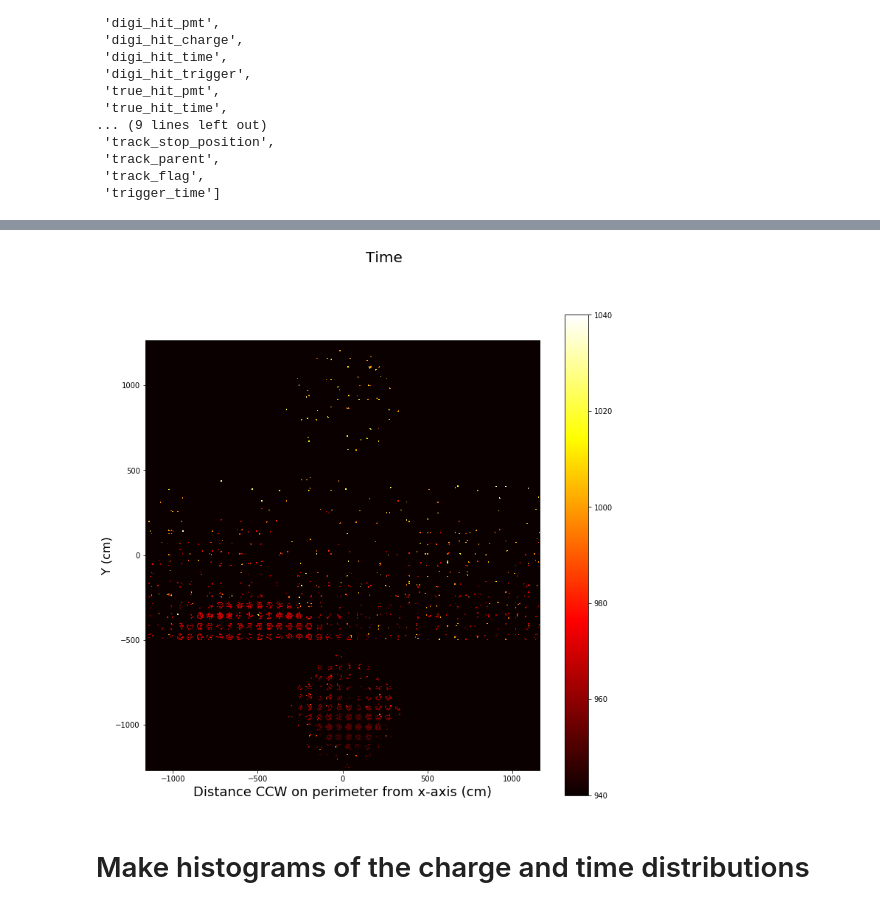
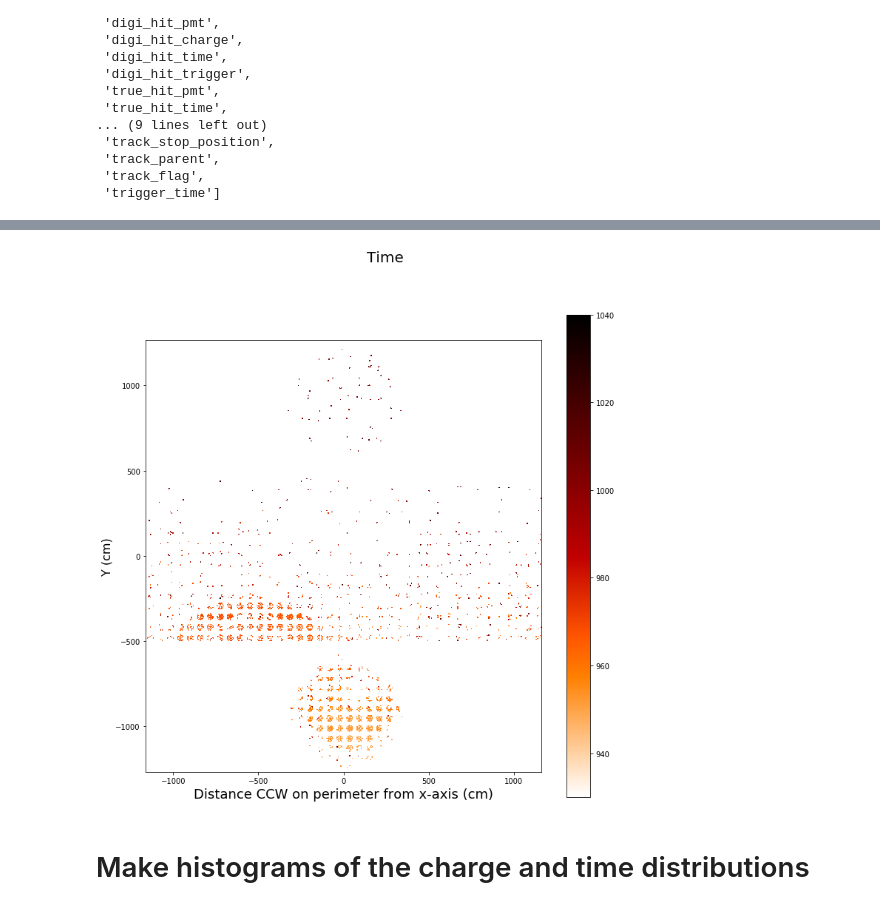
Before and after one commit to WatChMaL/CNNEndcaps, a Jupyter notebook: EventDisplay.ipynb, the cells around one changed output, grey strips where cells are left out. Saved outputs shown, nothing was run; the diff lists cells and outputs as text; code cells hidden in the pictures.

```diff
--- a/EventDisplay.ipynb
+++ b/EventDisplay.ipynb
@@ -73,6 +66,9 @@ plt.show()
 def PMT_to_flat_cylinder_mapping( tubes, tube_xyz ):
     """
     Build dictionary of PMT number, to (x,y) on a flat cylinder
+
+    N.B. Tube numbers in full geometry file go from 1:NPMTs, but it seems like
+    the event data number from 0:NPMTs-1, so subtracting 1 from tube number here?
     """
     mapping = {}
     for idx, tube in enumerate(tubes):
@@ -83,20 +79,20 @@ def PMT_to_flat_cylinder_mapping( tubes, tube_xyz ):
             # in top circle of cylinder
             xflat = x
             yflat = 897.6 + z
-            mapping[ int( tube ) ] = [ xflat, yflat ]
+            mapping[ int( tube-1 ) ] = [ xflat, yflat ]
 
         elif ( y < -500.):
             # in bottom circle of cylinder
             xflat = x
             yflat = -897.6 + z
-            mapping[ int( tube ) ] = [ xflat, yflat ]
+            mapping[ int( tube-1 ) ] = [ xflat, yflat ]
 
         else:
             # in barrel part of cylinder
             theta = math.atan2( z, x )
             xflat = R * theta
             yflat = y
-            mapping[ int( tube ) ] = [ xflat, yflat ]
+            mapping[ int( tube-1 ) ] = [ xflat, yflat ]
     return mapping
 
 PMTFlatMapping = PMT_to_flat_cylinder_mapping( tubes, tube_xyz )
@@ -234,33 +229,39 @@ digitimes = datafile[ 'digi_hit_time' ][ evno ]
 # %%
-def EventDisplay( tubes, quantities, quantity_name="Charge", cutrange=[-1,-1] ):
+def EventDisplay( tubes, quantities, title="Charge", cutrange=[-1,-1] ):
+    """
+    tubes == np.array of PMTs that were hit
+    quantities == np.array of PMT quantities (either charge or time)
+    title == title to add to display
+    cutrange == minimum and maximum values on plot (or set both same for default)
+    """
+
     fig = plt.figure(figsize=[12,12])
     preimage = np.zeros( [2506, 2317] )
-    imgmin = 10000
-    imgmax = 0
+    #maxquantity = quantities.max()
+    #preimage *= maxquantity*1.2
+    imgmin = quantities.min()
+    imgmax = quantities.max()
     for idx, tube in enumerate( tubes ):
         if cutrange[0] != cutrange[1]:
             if quantities[idx] < cutrange[0] or quantities[idx] > cutrange[1]:
                 continue
-        if quantities[idx] > imgmax:
-            imgmax = quantities[idx]
-        if quantities[idx] < imgmin:
-            imgmin = quantities[idx]
         for dx in range(-3,4):
             for dy in range(-3,4):
                 if abs(dx)==3 and abs(dy)==3:
                     continue
+
+                #print( "idx=", idx, " len(quantities)=",len(quantities), " tube=", tube, " len(PMTFlatMap)=", len(PMTFlatMapPositive))
                 preimage[ PMTFlatMapPositive[tube][1]+dx, PMTFlatMapPositive[tube][0]+dy ] = quantities[idx]
 
     if cutrange[0] != cutrange[1]:
         imgmin = cutrange[0]
         imgmax = cutrange[1]
     plt.imshow( preimage, extent = [-1162.7,1162.7,-1267.7,1267.7], vmin=imgmin, vmax=imgmax )
-    #plt.set_cmap('Greys')
-    fig.suptitle(quantity_name, fontsize=20)
+    fig.suptitle(title, fontsize=20)
     plt.xlabel('Distance CCW on perimeter from x-axis (cm)', fontsize=18)
     plt.ylabel('Y (cm)', fontsize=16)
-    plt.set_cmap('hot')
+    #plt.set_cmap('YlGnBu')
+    #plt.set_cmap('cubehelix_r')
+    #plt.set_cmap('gnuplot2_r')
+    plt.set_cmap('gist_heat_r')
     plt.colorbar()
-
-EventDisplay( digitubes, digicharges )
-plt.savefig( 'event0_charge.pdf',dpi=300)
@@ -269,8 +274,8 @@ plt.savefig( 'event0_charge.pdf',dpi=300)
 # %%
-EventDisplay( digitubes, digitimes, "Time", [940, 1040] )
-plt.savefig( 'event0_time.pdf',dpi=300)
+EventDisplay( digitubes, digitimes, "Time" , [930, 1040] )
+#plt.savefig( 'event0_time.pdf',dpi=300)
 # %% [output]
-[figure, old version]
+[figure, new version]
 # %% [markdown]
 # Make histograms of the charge and time distributions
 # %%
```
Also changed, not shown: parts of 36 cells of this notebook.
